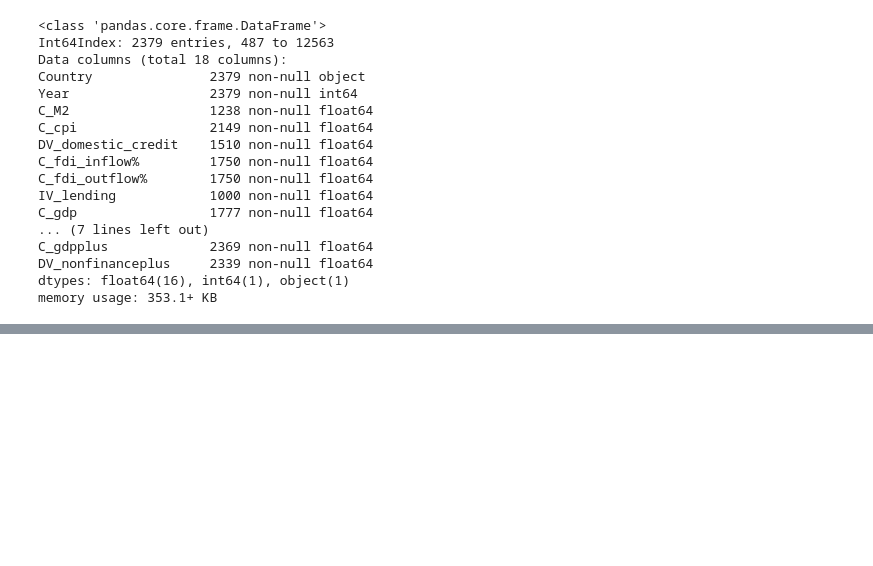
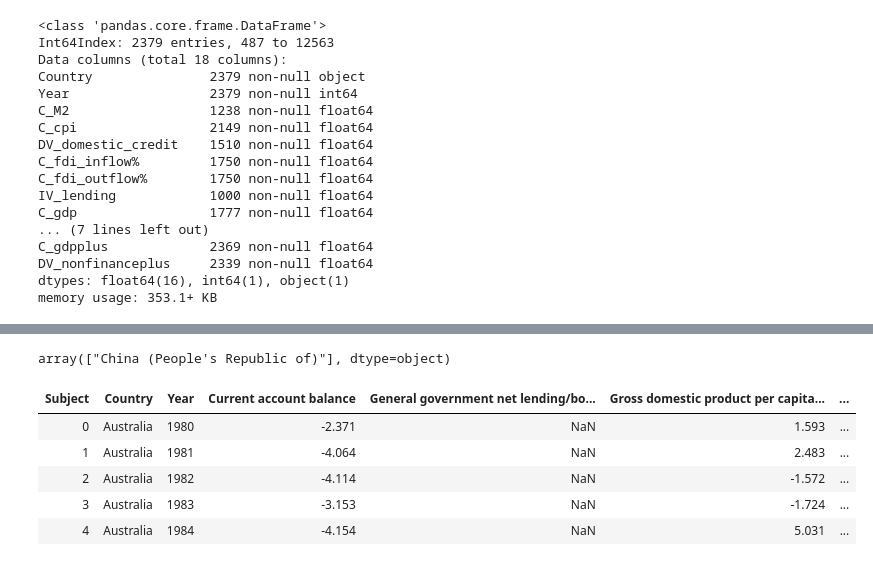
Before and after one commit to YueminLi/Financialization-, a Jupyter notebook: OECD.ipynb, the cells around one changed output, grey strips where cells are left out. Saved outputs shown, nothing was run; the diff lists cells and outputs as text; code cells hidden in the pictures; blank space fills up the shorter version.

```diff
--- a/OECD.ipynb
+++ b/OECD.ipynb
@@ -333,0 +587,51 @@ FileNotFoundError: [Errno 2] No such file or directory: 'missing/C_M2_missing.cs
+# %%
+oecd_percent[~oecd_percent.Country.isin(list(weo_country))].Country.unique()
+# %% [output]
+array(["China (People's Republic of)"], dtype=object)
+# %%
+# clean public_finance dataframe
+def weo_transform(df):
+    df = df.replace('--', 'NaN')
+    df = df.drop(['WEO Country Code', 'ISO', 'WEO Subject Code',
+                 'Subject Notes', 'Units', 'Scale', 'Country/Series-specific Notes',
+                 'Estimates Start After'], axis=1)
+
+    # convert values from string to float
+    for i in df.columns[2:]:
+        df[i] = pd.to_numeric(df[i], errors = 'coerce')
+
+    # transform wide to long format
+    df = df.pivot_table(index = 'Country', columns = 'Subject Descriptor').unstack().reset_index()
+
+    # rename columns
+    df = df.rename(columns={'level_0':'Year', 'Subject Descriptor':'Subject', 0: 'Value'
+                                       })
+    # change country name
+    df['Country'] = df['Country'].str.replace('China', "China (People's Republic of)")
+
+    # select country
+    df = df[df['Country'].isin(['Australia', 'Austria',
+       'Belgium', 'Brazil', 'Canada', 'Chile',
+       "China (People's Republic of)", 'Czech Republic', 'Denmark',
+       'Estonia', 'Finland', 'France', 'Germany', 'Greece', 'Hungary',
+       'Iceland', 'India', 'Ireland', 'Israel', 'Italy', 'Japan', 'Korea',
+       'Latvia', 'Lithuania', 'Luxembourg', 'Mexico', 'Netherlands',
+       'New Zealand', 'Norway', 'Poland', 'Portugal', 'Russia',
+       'Slovak Republic', 'Slovenia', 'South Africa', 'Spain', 'Sweden',
+       'Switzerland', 'Turkey', 'United Kingdom', 'United States'])]
+
+    df = df.pivot_table(values='Value', index=['Country', 'Year'], columns=['Subject']).reset_index()
+    df = df.rename(columns={'General government net lending/borrowing': 'General government net lending_borrowing'})
+
+    return df
+# %%
+weo = weo_transform(weo)
+# %%
+weo.head()
+# %% [output]
+| Subject | Country | Year | Current account balance | General government net lending/bo... | Gross domestic product per capita... | ... |
+| 0 | Australia | 1980 | -2.371 | NaN | 1.593 | ... |
+| 1 | Australia | 1981 | -4.064 | NaN | 2.483 | ... |
+| 2 | Australia | 1982 | -4.114 | NaN | -1.572 | ... |
+| 3 | Australia | 1983 | -3.153 | NaN | -1.724 | ... |
+| 4 | Australia | 1984 | -4.154 | NaN | 5.031 | ... |
```
Also changed, not shown: parts of 30 cells of this notebook.
